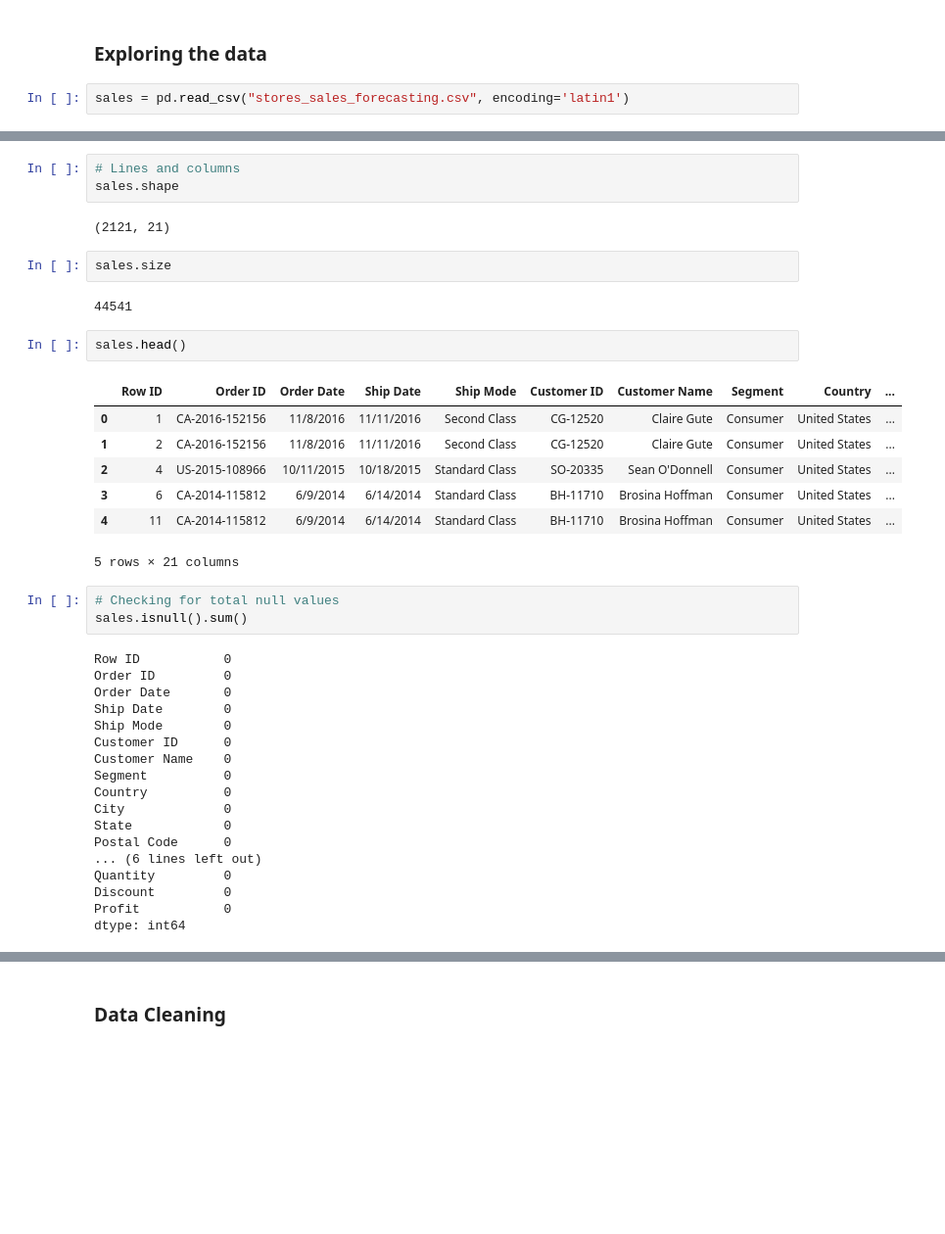
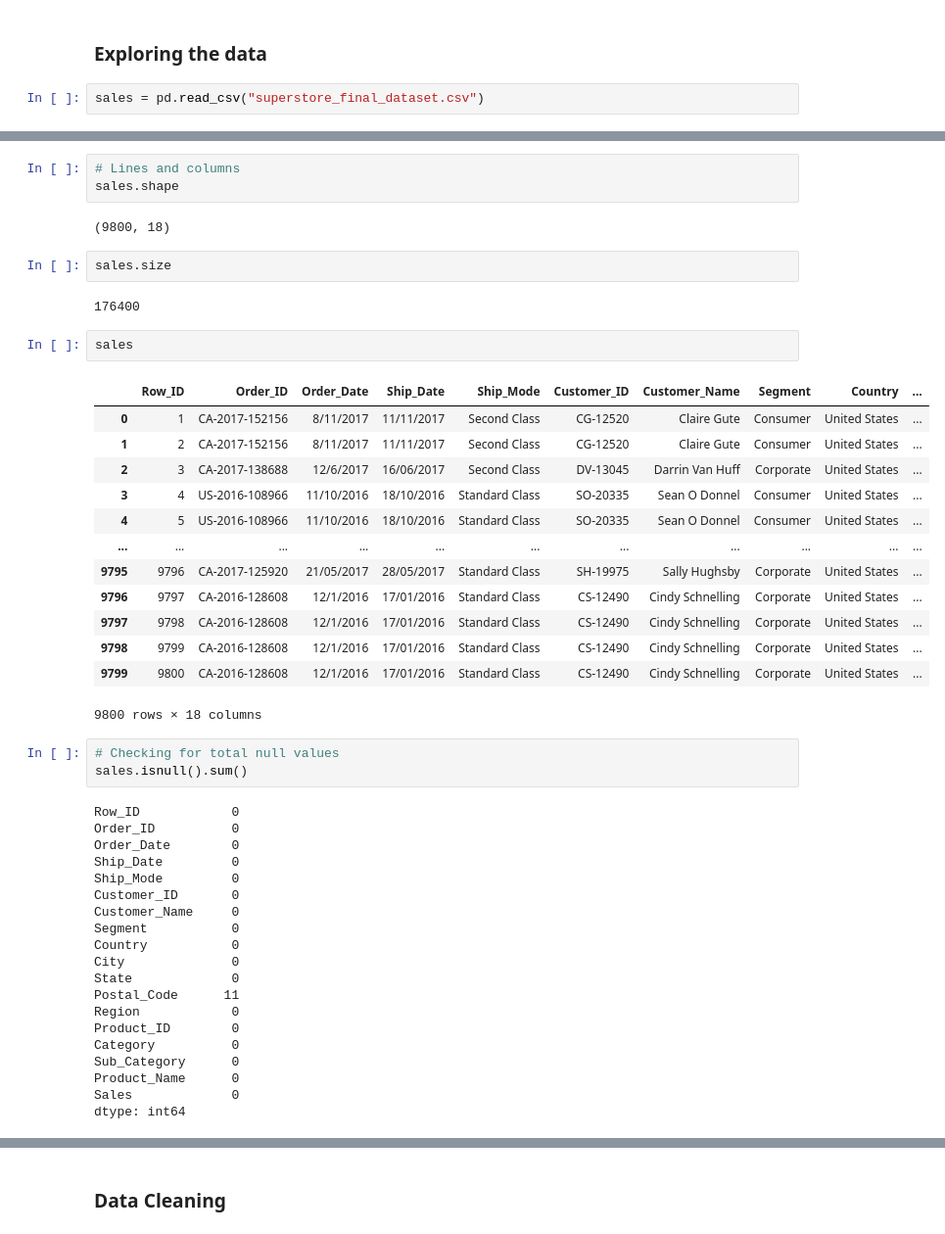
Before and after one commit to paulinassss/SalesForecasting, a Jupyter notebook: dataanalysis.ipynb, the cells around one changed output, grey strips where cells are left out. Shown at 98% size. Drawn from its saved outputs; the diff is of its cells as text; blank space fills up the shorter version.

```diff
--- a/dataanalysis.ipynb
+++ b/dataanalysis.ipynb
@@ -41,4 +44,4 @@ Requirement already satisfied: threadpoolctl>=3.1.0 in ./venv/lib/python3.11/sit
 # %% [markdown]
 ### Exploring the data
 # %%
-sales = pd.read_csv("stores_sales_forecasting.csv", encoding='latin1')
+sales = pd.read_csv("superstore_final_dataset.csv")
@@ -46,41 +69,49 @@ sales = pd.read_csv("stores_sales_forecasting.csv", encoding='latin1')
 # Lines and columns
 sales.shape
 # %% [output]
-(2121, 21)
+(9800, 18)
 # %%
 sales.size
 # %% [output]
-44541
+176400
 # %%
-sales.head()
+sales
 # %% [output]
-|  | Row ID | Order ID | Order Date | Ship Date | Ship Mode | Customer ID | Customer Name | Segment | Country | ... |
-| 0 | 1 | CA-2016-152156 | 11/8/2016 | 11/11/2016 | Second Class | CG-12520 | Claire Gute | Consumer | United States | ... |
-| 1 | 2 | CA-2016-152156 | 11/8/2016 | 11/11/2016 | Second Class | CG-12520 | Claire Gute | Consumer | United States | ... |
-| 2 | 4 | US-2015-108966 | 10/11/2015 | 10/18/2015 | Standard Class | SO-20335 | Sean O'Donnell | Consumer | United States | ... |
-| 3 | 6 | CA-2014-115812 | 6/9/2014 | 6/14/2014 | Standard Class | BH-11710 | Brosina Hoffman | Consumer | United States | ... |
-| 4 | 11 | CA-2014-115812 | 6/9/2014 | 6/14/2014 | Standard Class | BH-11710 | Brosina Hoffman | Consumer | United States | ... |
+|  | Row_ID | Order_ID | Order_Date | Ship_Date | Ship_Mode | Customer_ID | Customer_Name | Segment | Country | ... |
+| 0 | 1 | CA-2017-152156 | 8/11/2017 | 11/11/2017 | Second Class | CG-12520 | Claire Gute | Consumer | United States | ... |
+| 1 | 2 | CA-2017-152156 | 8/11/2017 | 11/11/2017 | Second Class | CG-12520 | Claire Gute | Consumer | United States | ... |
+| 2 | 3 | CA-2017-138688 | 12/6/2017 | 16/06/2017 | Second Class | DV-13045 | Darrin Van Huff | Corporate | United States | ... |
+| 3 | 4 | US-2016-108966 | 11/10/2016 | 18/10/2016 | Standard Class | SO-20335 | Sean O Donnel | Consumer | United States | ... |
+| 4 | 5 | US-2016-108966 | 11/10/2016 | 18/10/2016 | Standard Class | SO-20335 | Sean O Donnel | Consumer | United States | ... |
+| ... | ... | ... | ... | ... | ... | ... | ... | ... | ... | ... |
+| 9795 | 9796 | CA-2017-125920 | 21/05/2017 | 28/05/2017 | Standard Class | SH-19975 | Sally Hughsby | Corporate | United States | ... |
+| 9796 | 9797 | CA-2016-128608 | 12/1/2016 | 17/01/2016 | Standard Class | CS-12490 | Cindy Schnelling | Corporate | United States | ... |
+| 9797 | 9798 | CA-2016-128608 | 12/1/2016 | 17/01/2016 | Standard Class | CS-12490 | Cindy Schnelling | Corporate | United States | ... |
+| 9798 | 9799 | CA-2016-128608 | 12/1/2016 | 17/01/2016 | Standard Class | CS-12490 | Cindy Schnelling | Corporate | United States | ... |
+| 9799 | 9800 | CA-2016-128608 | 12/1/2016 | 17/01/2016 | Standard Class | CS-12490 | Cindy Schnelling | Corporate | United States | ... |
-5 rows × 21 columns
+9800 rows × 18 columns
 # %%
 # Checking for total null values
 sales.isnull().sum()
 # %% [output]
-Row ID           0
-Order ID         0
-Order Date       0
-Ship Date        0
-Ship Mode        0
-Customer ID      0
-Customer Name    0
-Segment          0
-Country          0
-City             0
-State            0
-Postal Code      0
-... (6 lines left out)
-Quantity         0
-Discount         0
-Profit           0
+Row_ID            0
+Order_ID          0
+Order_Date        0
+Ship_Date         0
+Ship_Mode         0
+Customer_ID       0
+Customer_Name     0
+Segment           0
+Country           0
+City              0
+State             0
+Postal_Code      11
+Region            0
+Product_ID        0
+Category          0
+Sub_Category      0
+Product_Name      0
+Sales             0
 dtype: int64
 # %%
 sales.dtypes
```
Also changed, not shown: parts of 22 cells of this notebook, 4 other files.
